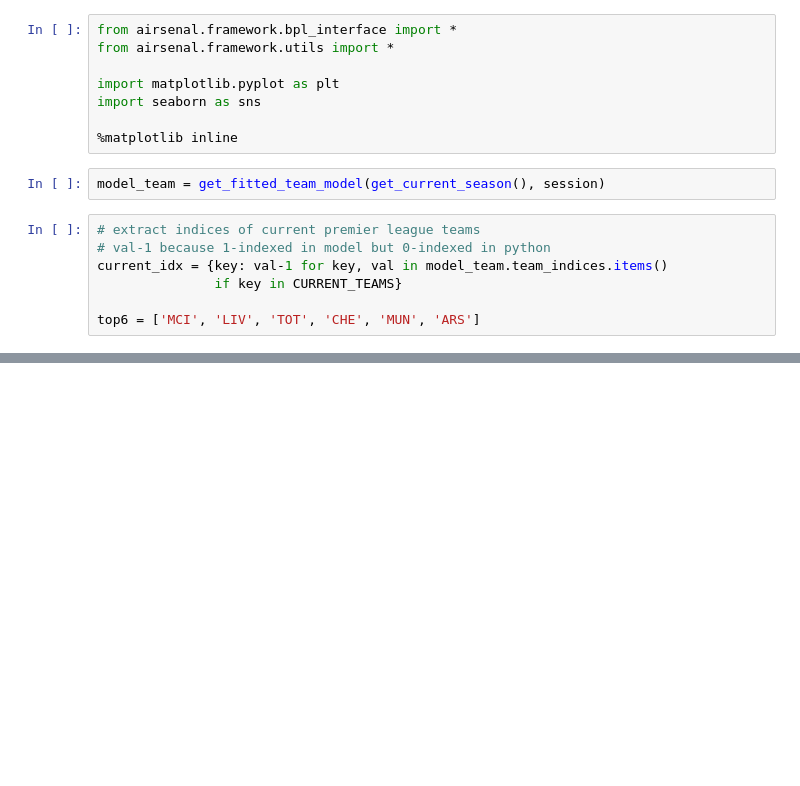
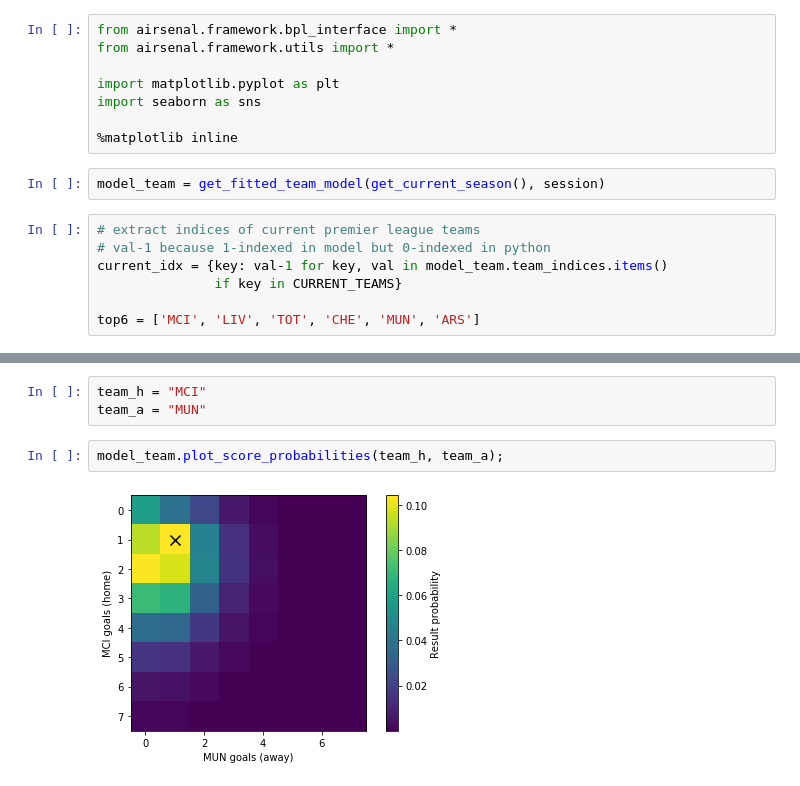
Before and after one commit to alan-turing-institute/AIrsenal, a Jupyter notebook: sandbox/team_model.ipynb, the cells around one changed output, grey strips where cells are left out. Saved outputs shown, nothing was run; the diff lists cells and outputs as text; blank space fills up the shorter version.

```diff
--- a/sandbox/team_model.ipynb
+++ b/sandbox/team_model.ipynb
@@ -159,0 +140,7 @@ model_team.log_score()
+# %%
+team_h = "MCI"
+team_a = "MUN"
+# %%
+model_team.plot_score_probabilities(team_h, team_a);
+# %% [output]
+[figure, added]
```
Also changed, not shown: parts of 24 cells of this notebook.
